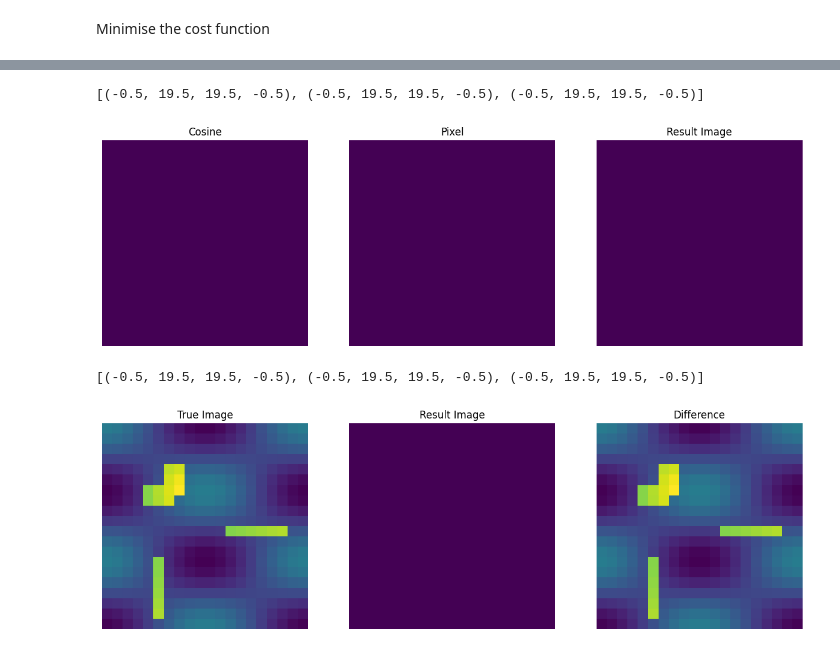
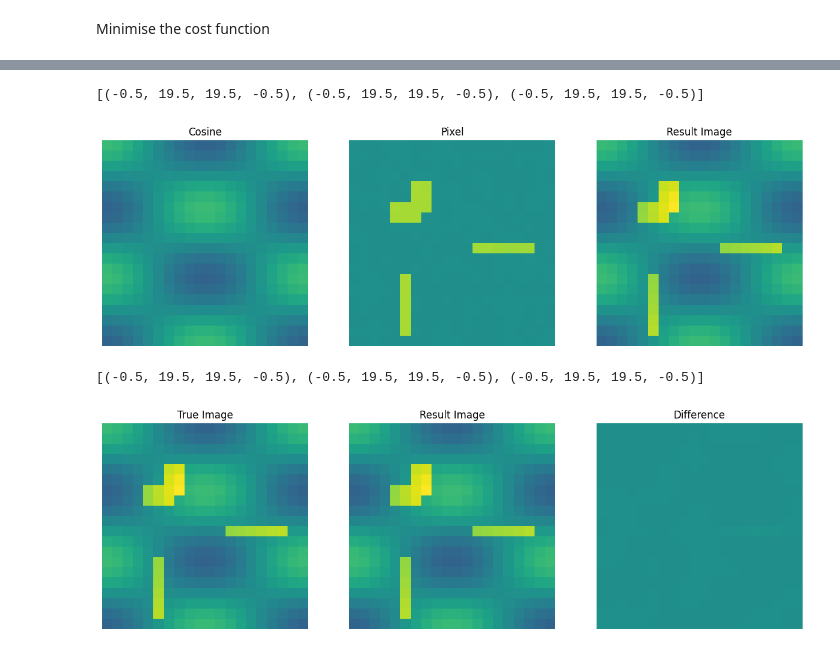
Before and after one commit to auggiemarignier/octo, a Jupyter notebook: examples/example.ipynb, the cells around one changed output, grey strips where cells are left out. Saved outputs shown, nothing was run; the diff lists cells and outputs as text; code cells hidden in the pictures.

```diff
--- a/examples/example.ipynb
+++ b/examples/example.ipynb
@@ -22,28 +22,28 @@ nparams = cosine.N + pixel.N
 Start by creating a ground truth image, combining global and local features
 # %%
 true_cosine_coefficients = np.zeros((Nx * Ny))
-# true_cosine_coefficients[rng.integers(0, Nx * Ny, 10)] = rng.uniform(-1, 1, 10)
 true_cosine_coefficients[3 * Ny + 2] = 1
 true_cosine_image = cosine(true_cosine_coefficients)
 
 true_pixel_coefficients = np.zeros((Nx, Ny))
-true_pixel_coefficients[4:7, 6:8] = 0.3
-true_pixel_coefficients[6:8, 4:7] = 0.3
-true_pixel_coefficients[10, 12:18] = 0.3
-true_pixel_coefficients[13:19, 5] = 0.3
+true_pixel_coefficients[4:7, 6:8] = 0.2
+true_pixel_coefficients[6:8, 4:7] = 0.2
+true_pixel_coefficients[10, 12:18] = 0.2
+true_pixel_coefficients[13:19, 5] = 0.2
 true_pixel_coefficients = true_pixel_coefficients.flatten()
 true_pixle_image = pixel(true_pixel_coefficients)
 
 true_image = true_pixle_image + true_cosine_image
+vmax = np.max(true_image)
 
 fig, axs = plt.subplots(1, 3, figsize=(15, 5))
-axs[0].imshow(true_cosine_image.reshape(Nx, Ny))
+axs[0].imshow(true_cosine_image.reshape(Nx, Ny), vmin=-vmax, vmax=vmax)
 axs[0].set_title("Cosine")
 
-axs[1].imshow(true_pixle_image.reshape(Nx, Ny))
+axs[1].imshow(true_pixle_image.reshape(Nx, Ny), vmin=-vmax, vmax=vmax)
 axs[1].set_title("Pixel")
 
-axs[2].imshow(true_image.reshape(Nx, Ny))
+axs[2].imshow(true_image.reshape(Nx, Ny), vmin=-vmax, vmax=vmax)
 axs[2].set_title("Ground Truth")
 
 [ax.axis("off") for ax in axs]
@@ -55,7 +55,7 @@ Create a synthetic noiseless dataset.  The forward model here is simple path int
 
 $$d_i = \int_{\Gamma_i} f(x,y) \mathrm{d}s_i$$
 # %%
-npaths=200
+npaths=500
 measurement = PathIntegral(Nx, Ny, npaths=npaths)
 
 pm = np.sum(measurement.path_matrix.reshape((npaths, Nx, Ny)), axis=0)
@@ -73,11 +73,16 @@ Create an overcomplete basis, weighting the two bases and overall regularisation
 # %%
 cosine.compute_jacobian(measurement)
 pixel.compute_jacobian(measurement)
-overcomplete = OvercompleteBasis(synthetic, [cosine, pixel])
+overcomplete = OvercompleteBasis(synthetic, [cosine, pixel], bweights=[1, 1], rweight=1e-3)
 # %% [markdown]
 ## Solve the inverse problem
 # %% [markdown]
 Minimise the cost function
 # %%
 # should implement a cost function gradient for faster convergence
-result = minimize(overcomplete.cost, np.zeros((nparams)), method='L-BFGS-B', options={'disp': True, 'maxiter': 1})
+result = minimize(
+    overcomplete.cost,
+    rng.uniform(-1, 1, nparams),
+    method="L-BFGS-B",
+    jac=overcomplete.cost_gradient,
+)
@@ -108,36 +89,36 @@ ABNORMAL_TERMINATION_IN_LNSRCH
 # %%
 result_coefficients = overcomplete._split(result.x)
 
 result_cosine_image = cosine(result_coefficients[0])
 result_pixel_image = pixel(result_coefficients[1])
 result_image = result_cosine_image + result_pixel_image
 
 fig, axs = plt.subplots(1, 3, figsize=(15, 5))
-axs[0].imshow(result_cosine_image.reshape(Nx, Ny))
+axs[0].imshow(result_cosine_image.reshape(Nx, Ny), vmin=-vmax, vmax=vmax)
 axs[0].set_title("Cosine")
 
-axs[1].imshow(result_cosine_image.reshape(Nx, Ny))
+axs[1].imshow(result_pixel_image.reshape(Nx, Ny), vmin=-vmax, vmax=vmax)
 axs[1].set_title("Pixel")
 
-axs[2].imshow(result_cosine_image.reshape(Nx, Ny))
+axs[2].imshow(result_image.reshape(Nx, Ny), vmin=-vmax, vmax=vmax)
 axs[2].set_title("Result Image")
 
 [ax.axis("off") for ax in axs]
 # %% [output]
 [(-0.5, 19.5, 19.5, -0.5), (-0.5, 19.5, 19.5, -0.5), (-0.5, 19.5, 19.5, -0.5)]
-[figure, old version]
+[figure, new version]
 # %%
 fig, axs = plt.subplots(1, 3, figsize=(15, 5))
-axs[0].imshow(true_image.reshape(Nx, Ny))
+axs[0].imshow(true_image.reshape(Nx, Ny), vmin=-vmax, vmax=vmax)
 axs[0].set_title("True Image")
 
-axs[1].imshow(result_image.reshape(Nx, Ny))
+axs[1].imshow(result_image.reshape(Nx, Ny), vmin=-vmax, vmax=vmax)
 axs[1].set_title("Result Image")
 
-axs[2].imshow((true_image - result_image).reshape(Nx, Ny))
+axs[2].imshow((true_image - result_image).reshape(Nx, Ny), vmin=-vmax, vmax=vmax)
 axs[2].set_title("Difference")
 
 [ax.axis("off") for ax in axs]
 # %% [output]
 [(-0.5, 19.5, 19.5, -0.5), (-0.5, 19.5, 19.5, -0.5), (-0.5, 19.5, 19.5, -0.5)]
-[figure, old version]
+[figure, new version]
```
Also changed, not shown: parts of 6 cells of this notebook.
